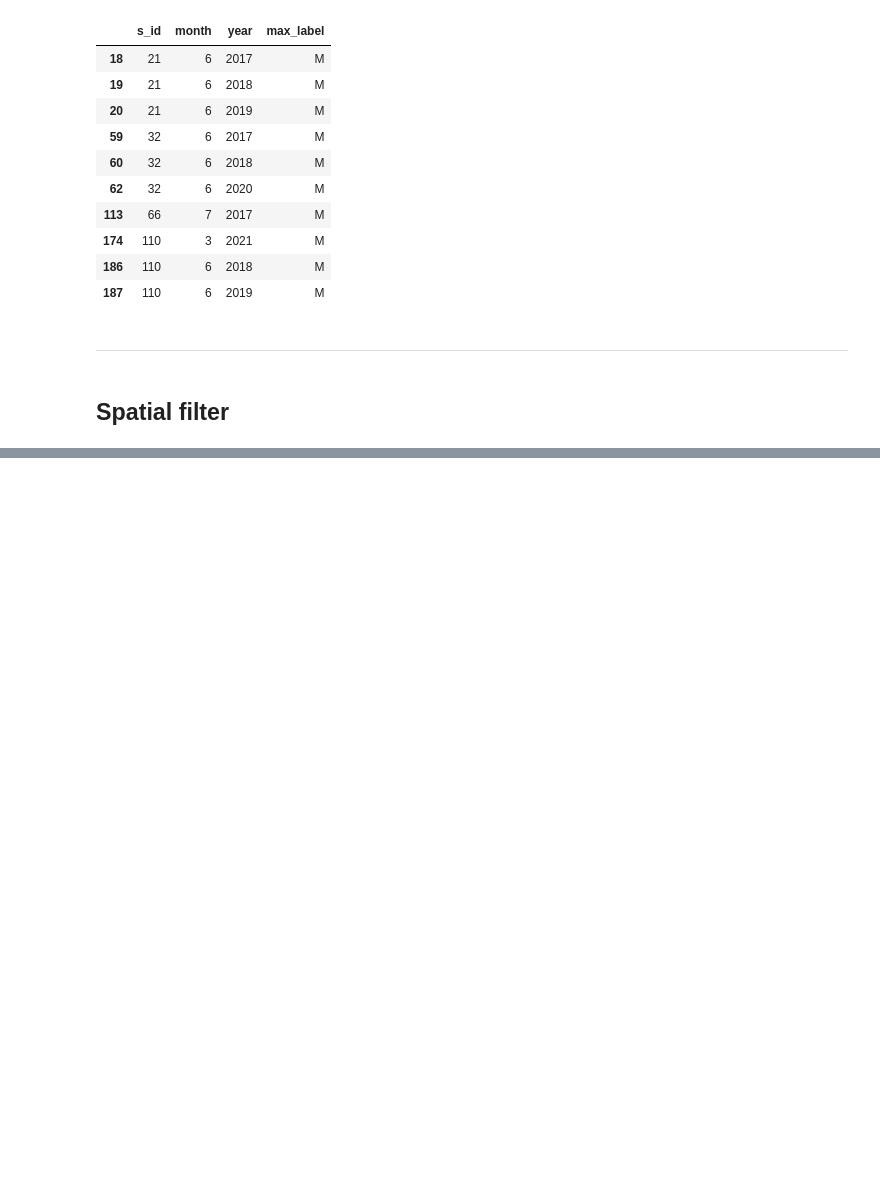
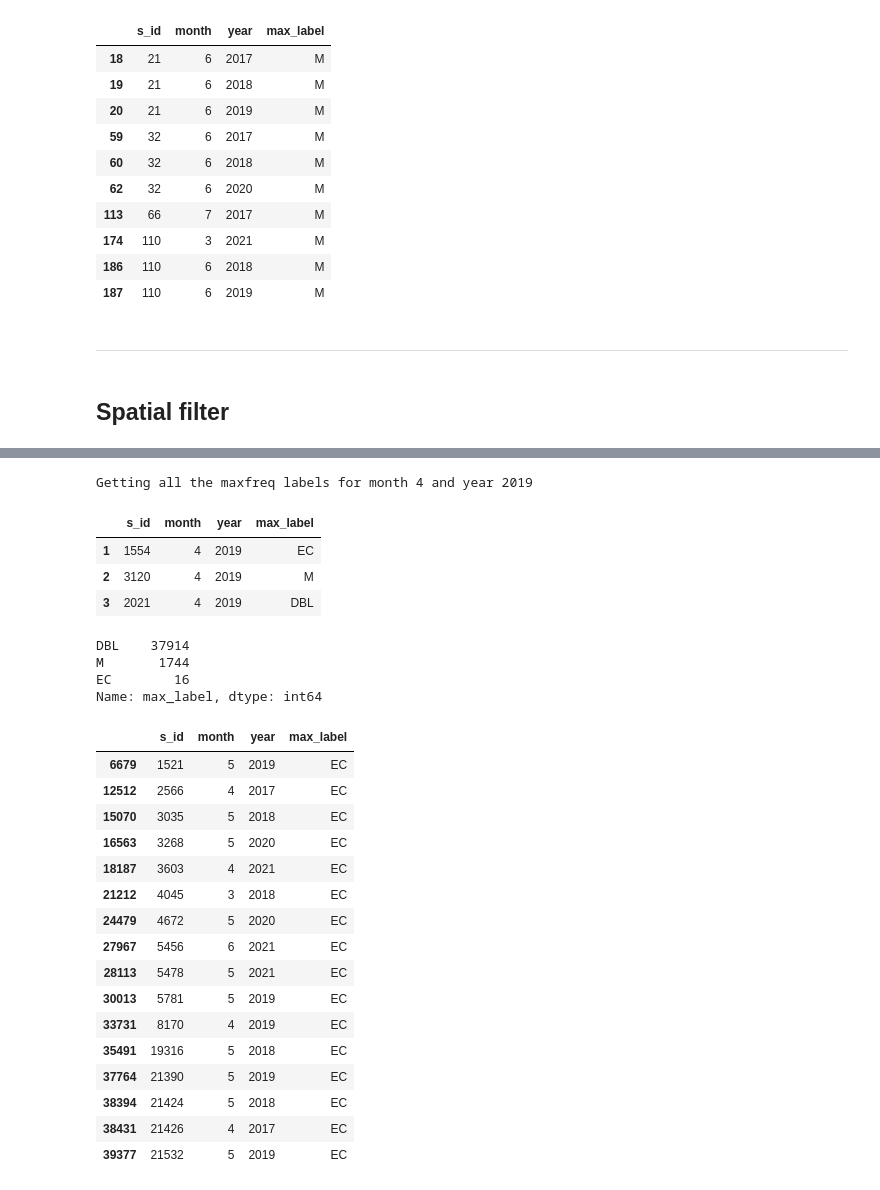
Before and after one commit to Vk0z/vitpheno, a Jupyter notebook: GEE/s2_patch_extraction_gee.ipynb, the cells around one changed output, grey strips where cells are left out. Saved outputs shown, nothing was run; the diff lists cells and outputs as text; code cells hidden in the pictures; blank space fills up the shorter version.

```diff
--- a/GEE/s2_patch_extraction_gee.ipynb
+++ b/GEE/s2_patch_extraction_gee.ipynb
@@ -272,0 +391,44 @@ Somewhere around here the code should calculate the frequency of the label and d
+# %%
+result_list = []
+print(f'Getting all the maxfreq labels for month {s2month} and year {s2year}')
+for i in range(0, len(s_id_list_test)):
+    result = freqtest_df.loc[(freqtest_df['s_id'].isin(s_id_list_test)) & (freqtest_df['year'] == s2year) & (freqtest_df['month'] == s2month), 'max_label']
+
+    result_list.append(result)
+# %% [output]
+Getting all the maxfreq labels for month 4 and year 2019
+# %%
+#freqtest_df[freqtest_df['s_id'].isin(s_id_list_test)]
+freqtest_df[(freqtest_df['s_id'].isin(s_id_list_test)) & (freqtest_df['year'] == s2year) & (freqtest_df['month'] == s2month)]
+# %% [output]
+|  | s_id | month | year | max_label |
+| 1 | 1554 | 4 | 2019 | EC |
+| 2 | 3120 | 4 | 2019 | M |
+| 3 | 2021 | 4 | 2019 | DBL |
+# %%
+freqresults_df['max_label'].value_counts()
+# %% [output]
+DBL    37914
+M       1744
+EC        16
+Name: max_label, dtype: int64
+# %%
+freqresults_df[freqresults_df['max_label'] == 'EC']
+# %% [output]
+|  | s_id | month | year | max_label |
+| 6679 | 1521 | 5 | 2019 | EC |
+| 12512 | 2566 | 4 | 2017 | EC |
+| 15070 | 3035 | 5 | 2018 | EC |
+| 16563 | 3268 | 5 | 2020 | EC |
+| 18187 | 3603 | 4 | 2021 | EC |
+| 21212 | 4045 | 3 | 2018 | EC |
+| 24479 | 4672 | 5 | 2020 | EC |
+| 27967 | 5456 | 6 | 2021 | EC |
+| 28113 | 5478 | 5 | 2021 | EC |
+| 30013 | 5781 | 5 | 2019 | EC |
+| 33731 | 8170 | 4 | 2019 | EC |
+| 35491 | 19316 | 5 | 2018 | EC |
+| 37764 | 21390 | 5 | 2019 | EC |
+| 38394 | 21424 | 5 | 2018 | EC |
+| 38431 | 21426 | 4 | 2017 | EC |
+| 39377 | 21532 | 5 | 2019 | EC |
```
Also changed, not shown: parts of 26 cells of this notebook.
